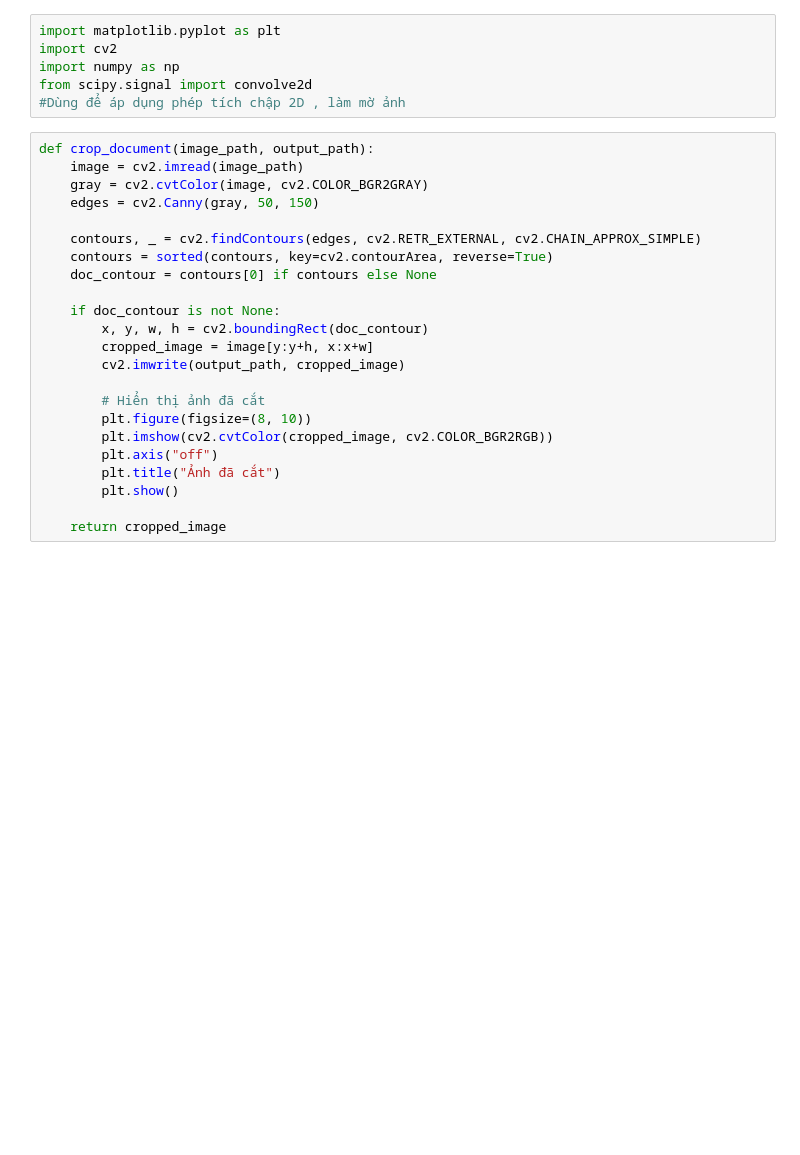
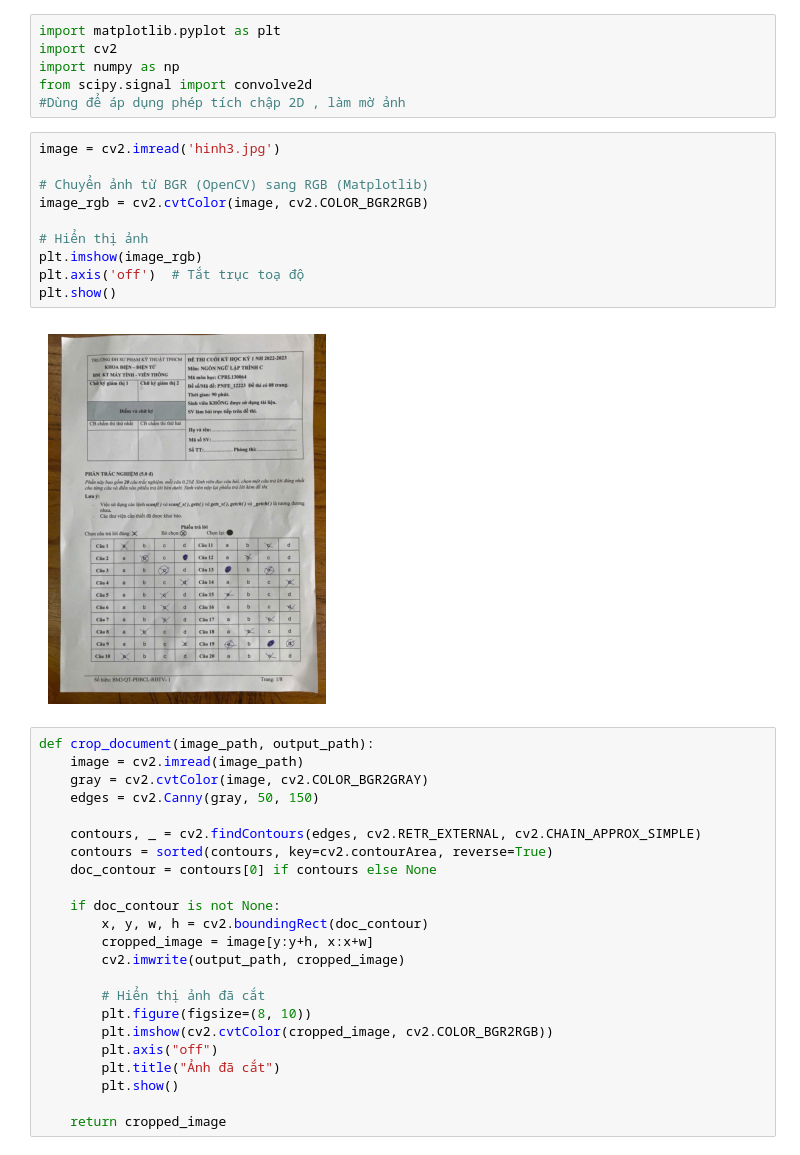
Before and after one commit to LECHANHIEP/XULIANH, a Jupyter notebook: giuaki.ipynb, the cells around one changed output. Drawn from its saved outputs; the diff is of its cells as text; blank space fills up the shorter version.

```diff
--- a/giuaki.ipynb
+++ b/giuaki.ipynb
@@ -4,6 +4,18 @@ import cv2
 import numpy as np
 from scipy.signal import convolve2d
 #Dùng để áp dụng phép tích chập 2D , làm mờ ảnh
+# %%
+image = cv2.imread('hinh3.jpg')
+
+# Chuyển ảnh từ BGR (OpenCV) sang RGB (Matplotlib)
+image_rgb = cv2.cvtColor(image, cv2.COLOR_BGR2RGB)
+
+# Hiển thị ảnh
+plt.imshow(image_rgb)
+plt.axis('off')  # Tắt trục toạ độ
+plt.show()
+# %% [output]
+[figure, added]
 # %%
 def crop_document(image_path, output_path):
     image = cv2.imread(image_path)
```
Also changed, not shown: parts of 2 cells of this notebook, 2 other files.
